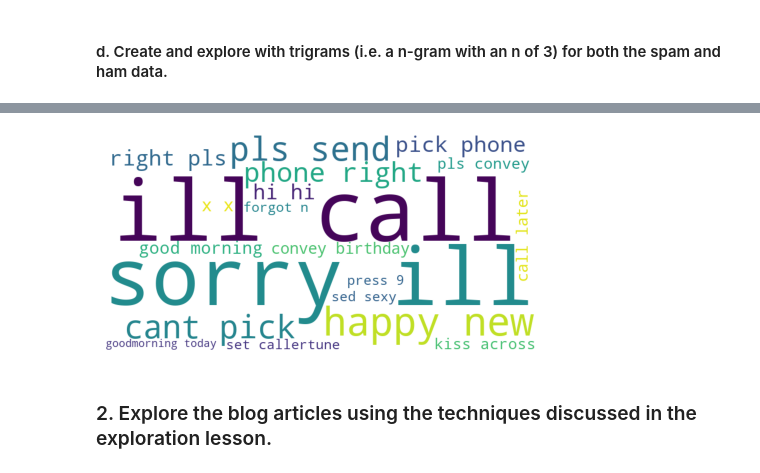
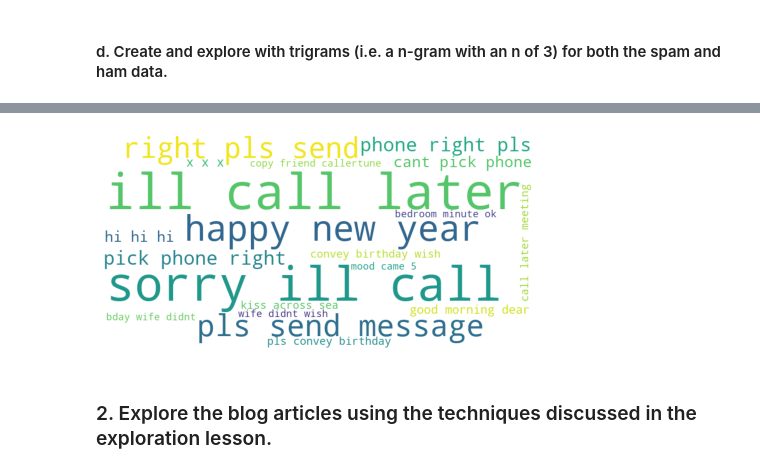
Before and after one commit to aliciag92/natural-language-processing-exercises, a Jupyter notebook: explore.ipynb, the cells around one changed output, grey strips where cells are left out. Saved outputs shown, nothing was run; the diff lists cells and outputs as text; code cells hidden in the pictures.

```diff
--- a/explore.ipynb
+++ b/explore.ipynb
@@ -401,12 +401,12 @@ _ = plt.yticks(ticks, labels)
 # %%
 #use top ham trigrams to make word cloud
-data = {k[0] + ' ' + k[1]: v for k, v in top_ham_trigrams.to_dict().items()}
+data = {k[0] + ' ' + k[1] + ' ' + k[2]: v for k, v in top_ham_trigrams.to_dict().items()}
 img = WordCloud(background_color='white', width=800, height=400).generate_from_frequencies(data)
 plt.figure(figsize=(8, 4))
 plt.imshow(img)
 plt.axis('off')
 plt.show()
 # %% [output]
-[figure, old version]
+[figure, new version]
 # %% [markdown]
 ### 2. Explore the blog articles using the techniques discussed in the exploration lesson.
```
Also changed, not shown: parts of 55 cells of this notebook.
